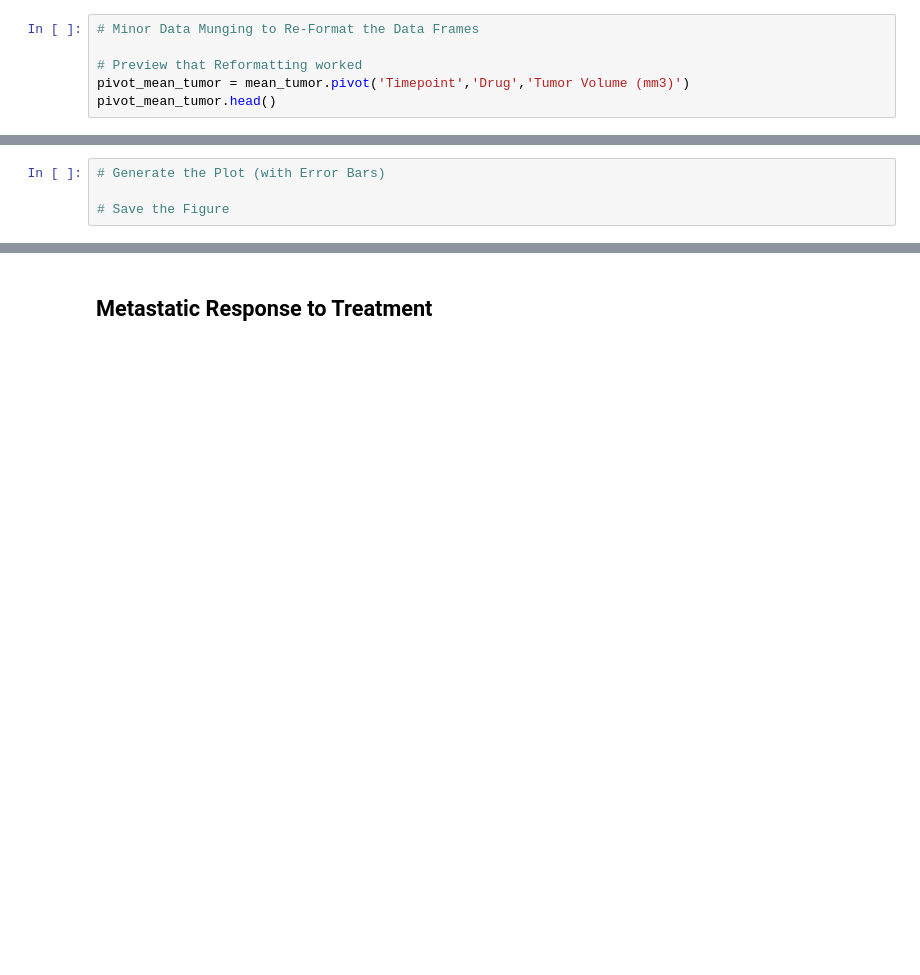
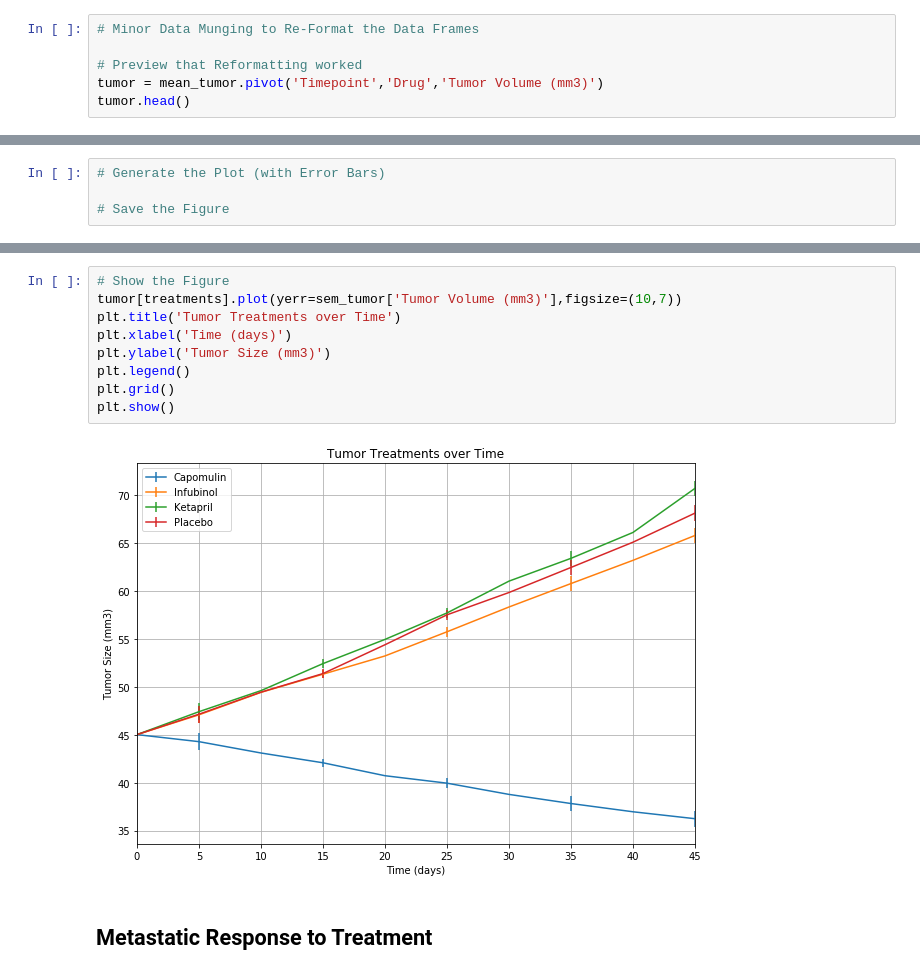
Before and after one commit to JansenKat/matplotlib-challenge, a Jupyter notebook: Pymaceuticals/pymaceuticals_starter.ipynb, the cells around one changed output, grey strips where cells are left out. Saved outputs shown, nothing was run; the diff lists cells and outputs as text; blank space fills up the shorter version.

```diff
--- a/Pymaceuticals/pymaceuticals_starter.ipynb
+++ b/Pymaceuticals/pymaceuticals_starter.ipynb
@@ -70,8 +70,8 @@ sem_tumor.head()
 # Minor Data Munging to Re-Format the Data Frames
 
 # Preview that Reformatting worked
-pivot_mean_tumor = mean_tumor.pivot('Timepoint','Drug','Tumor Volume (mm3)')
-pivot_mean_tumor.head()
+tumor = mean_tumor.pivot('Timepoint','Drug','Tumor Volume (mm3)')
+tumor.head()
 # %% [output]
 | Drug | Capomulin | Ceftamin | Infubinol | Ketapril | Naftisol | Placebo | Propriva | Ramicane | Stelasyn | ... |
 | Timepoint |  |  |  |  |  |  |  |  |  | ... |
@@ -101,3 +87,14 @@ plt.show()
+# %%
+# Show the Figure
+tumor[treatments].plot(yerr=sem_tumor['Tumor Volume (mm3)'],figsize=(10,7))
+plt.title('Tumor Treatments over Time')
+plt.xlabel('Time (days)')
+plt.ylabel('Tumor Size (mm3)')
+plt.legend()
+plt.grid()
+plt.show()
+# %% [output]
+[figure, added]
 # %% [markdown]
 ## Metastatic Response to Treatment
 # %%
```
Also changed, not shown: parts of 19 cells of this notebook.
